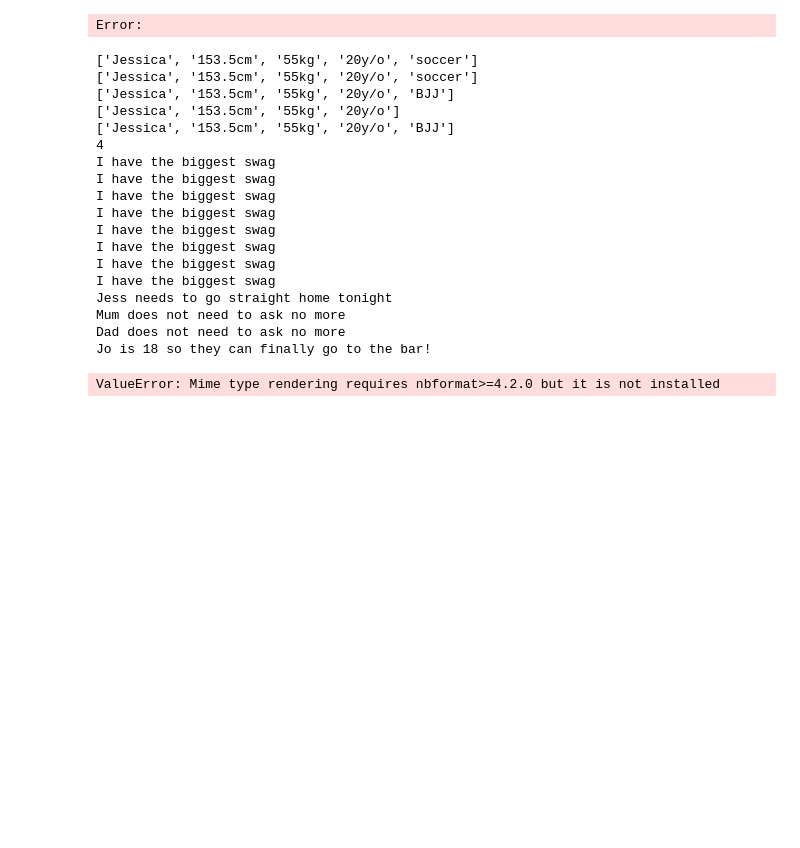
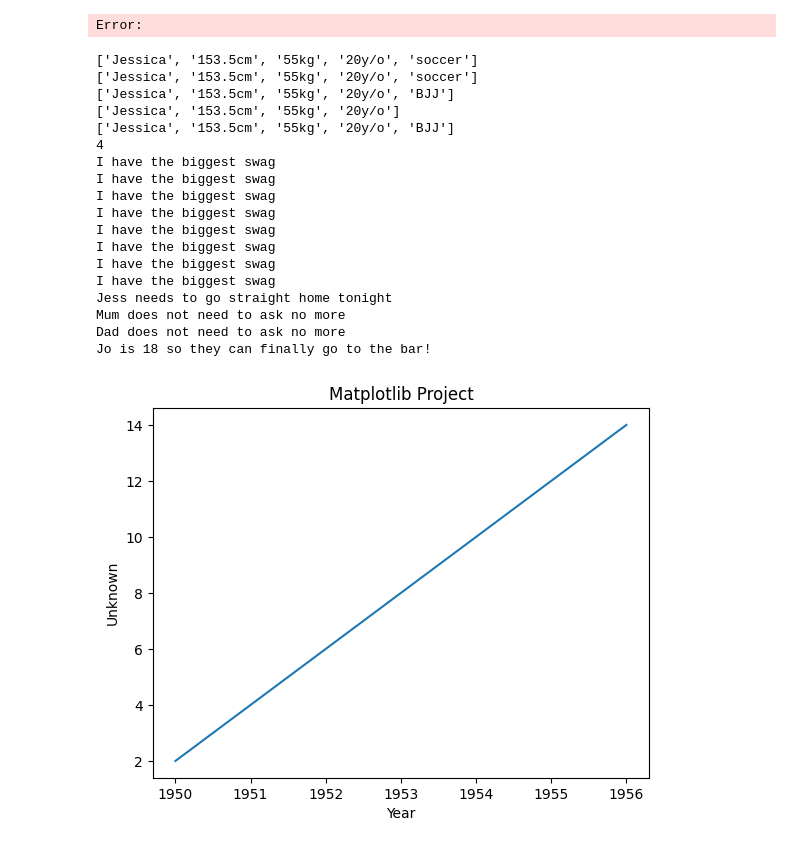
Before and after one commit to kartwithacharger/learning, a Jupyter notebook: notebooks/exploring.ipynb, the cells around one changed output. Saved outputs shown, nothing was run; the diff lists cells and outputs as text; code cells hidden in the pictures; blank space fills up the shorter version.

Commit message:
Intro to matplotlib

```diff
--- a/notebooks/exploring.ipynb
+++ b/notebooks/exploring.ipynb
@@ -76,15 +77,6 @@ print(legal_drinking_age("Jess", 16))
 print(legal_drinking_age("Mum", 56))
 print(legal_drinking_age("Dad", 55))
 print(legal_drinking_age("Jo", 18))
-
-#Plotting histograms
-import plotly.graph_objs as go
-import plotly.offline as pyo
-age = [14, 15, 18, 23, 25, 35, 36, 42, 50, 55, 57]
-age_histogram = go.Histogram(x=age)
-layout = go.Layout(title = 'Age Data')
-fig = go.Figure(data=[age_histogram], layout=layout)
-pyo.iplot(fig)  #CONTINUE HERE OMFG
 # %% [output]
 ['Jessica', '153.5cm', '55kg', '20y/o', 'soccer']
 ['Jessica', '153.5cm', '55kg', '20y/o', 'soccer']
@@ -104,4 +96,20 @@ Jess needs to go straight home tonight
 Mum does not need to ask no more
 Dad does not need to ask no more
 Jo is 18 so they can finally go to the bar!
-ValueError: Mime type rendering requires nbformat>=4.2.0 but it is not installed
+# %%
+#Plotting histograms
+
+#Matplotlib set up
+import matplotlib.pyplot as plt
+
+year = [1950, 1951, 1952, 1953, 1954, 1955, 1956]
+random = [2, 4, 6, 8, 10, 12, 14]
+
+#Construct a general line graph
+plt.plot(year, random)
+plt.xlabel('Year')
+plt.ylabel('Unknown')
+plt.title('Matplotlib Project')
+plt.show()
+# %% [output]
+[figure, added]
```
Also changed, not shown: parts of 1 cell of this notebook.
